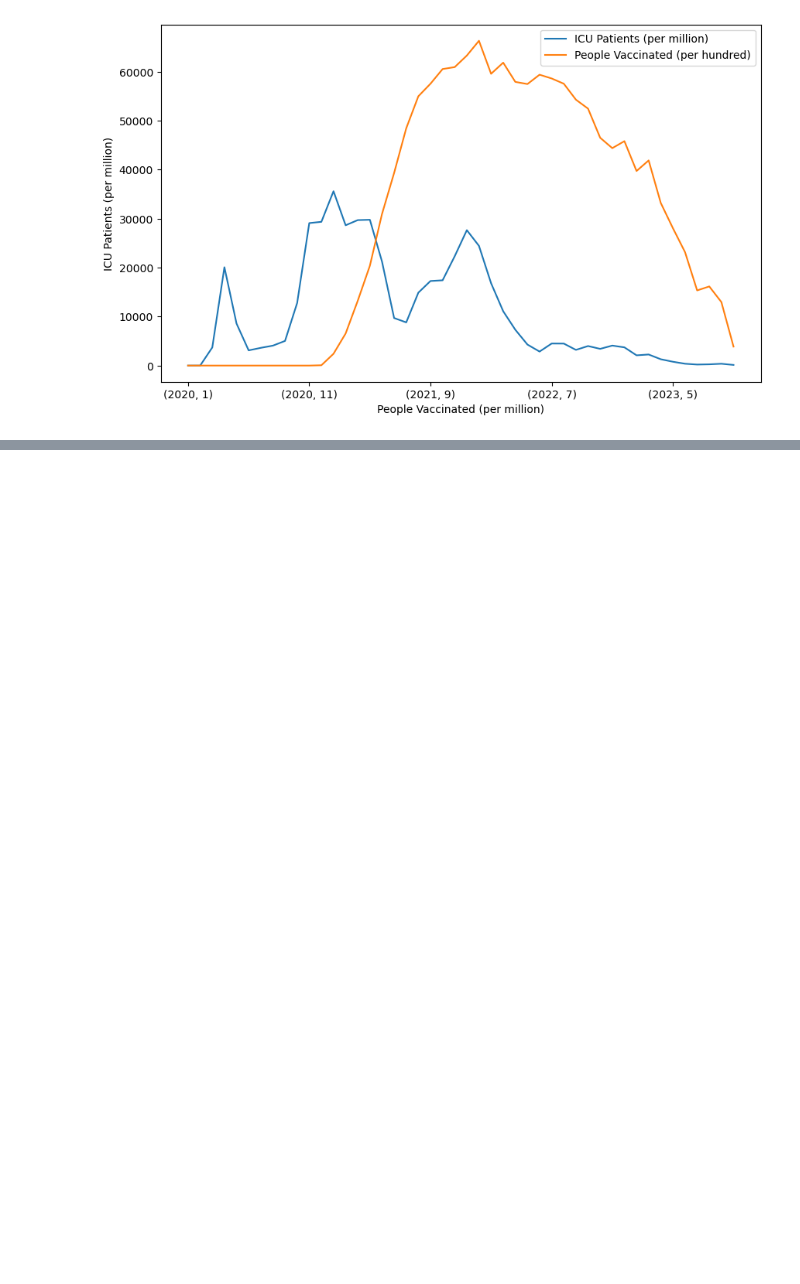
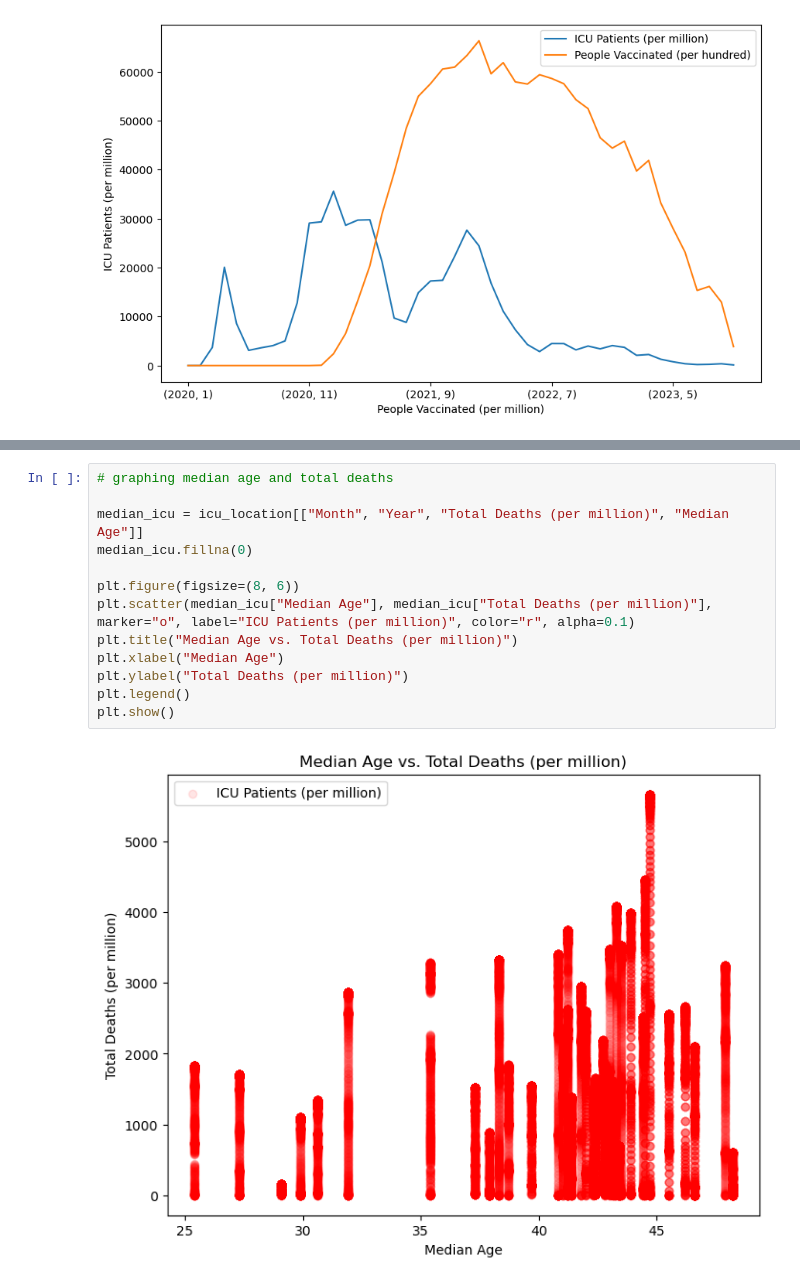
Before and after one commit to ss0ryan0/project1_group7, a Jupyter notebook: Code/project1_group7.ipynb, the cells around one changed output, grey strips where cells are left out. Cells and saved outputs as stored; diff of their text form; blank space fills up the shorter version.

```diff
--- a/Code/project1_group7.ipynb
+++ b/Code/project1_group7.ipynb
@@ -311,0 +270,15 @@ No artists with labels found to put in legend.  Note that artists whose label st
+# %%
+# graphing median age and total deaths
+
+median_icu = icu_location[["Month", "Year", "Total Deaths (per million)", "Median Age"]]
+median_icu.fillna(0)
+
+plt.figure(figsize=(8, 6))
+plt.scatter(median_icu["Median Age"], median_icu["Total Deaths (per million)"], marker="o", label="ICU Patients (per million)", color="r", alpha=0.1)
+plt.title("Median Age vs. Total Deaths (per million)")
+plt.xlabel("Median Age")
+plt.ylabel("Total Deaths (per million)")
+plt.legend()
+plt.show()
+# %% [output]
+[figure, added]
```
Also changed, not shown: parts of 3 cells of this notebook.
